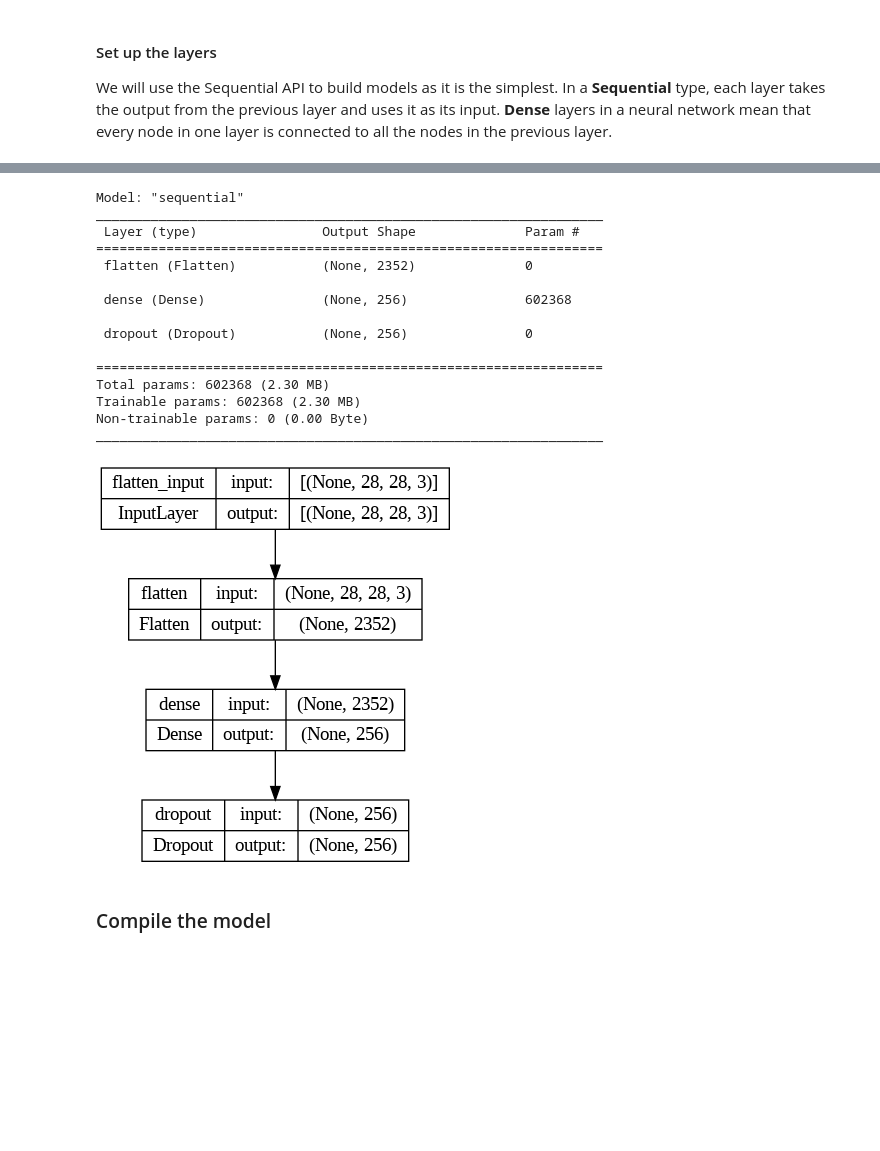
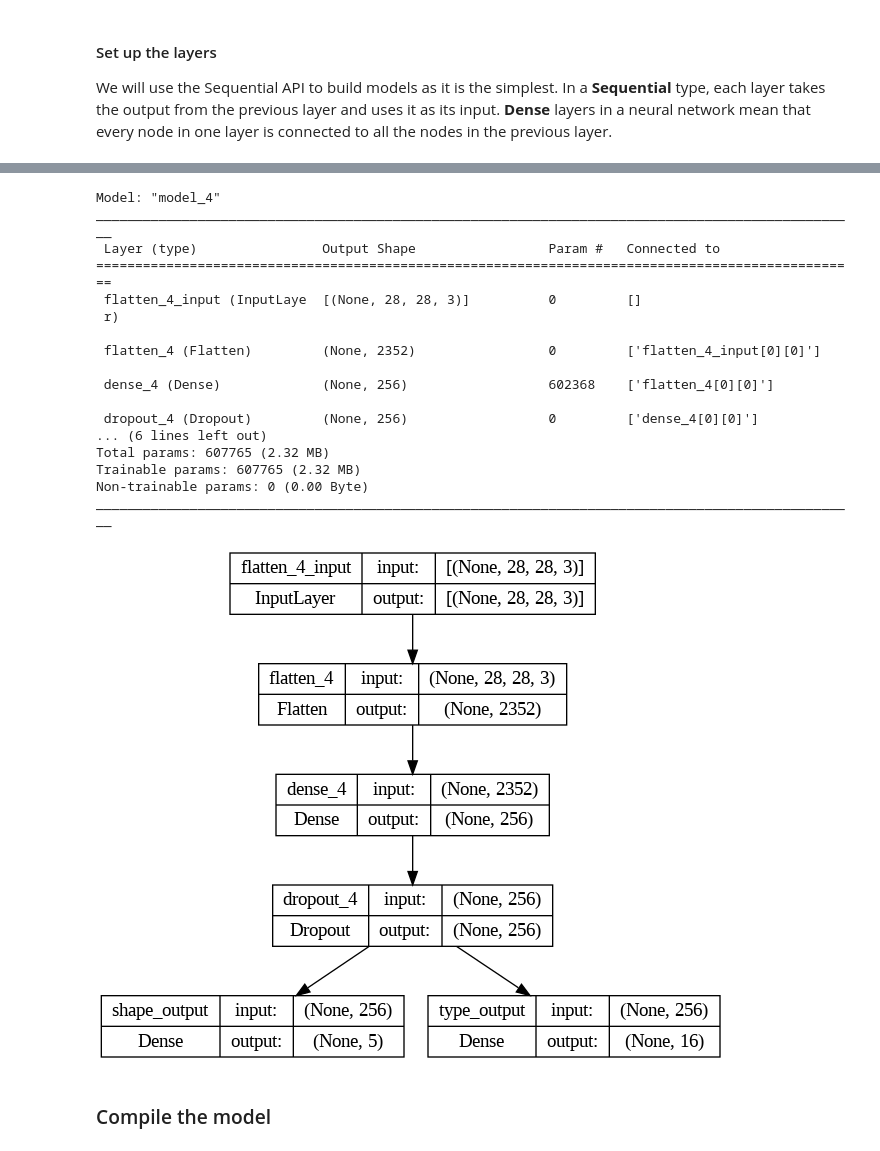
Before and after one commit to BenjapornW/Road-Traffic-Signs-Image-Classification-using-a-Neural-Network, a Jupyter notebook: s3959666_s3961136.ipynb, the cells around one changed output, grey strips where cells are left out. Drawn from its saved outputs; the diff is of its cells as text; code cells hidden in the pictures; blank space fills up the shorter version.

```diff
--- a/s3959666_s3961136.ipynb
+++ b/s3959666_s3961136.ipynb
@@ -306,25 +283,27 @@ final_model = tf.keras.Model(inputs=model.input, outputs=[shape_output, type_out
 # %%
-model.summary()
+final_model.summary()
 # %% [output]
-Model: "sequential"
-_________________________________________________________________
- Layer (type)                Output Shape              Param #
-=================================================================
- flatten (Flatten)           (None, 2352)              0
+Model: "model_4"
+__________________________________________________________________________________________________
+ Layer (type)                Output Shape                 Param #   Connected to
+==================================================================================================
+ flatten_4_input (InputLaye  [(None, 28, 28, 3)]          0         []
+ r)
 
- dense (Dense)               (None, 256)               602368
+ flatten_4 (Flatten)         (None, 2352)                 0         ['flatten_4_input[0][0]']
 
- dropout (Dropout)           (None, 256)               0
+ dense_4 (Dense)             (None, 256)                  602368    ['flatten_4[0][0]']
 
-=================================================================
-Total params: 602368 (2.30 MB)
-Trainable params: 602368 (2.30 MB)
+ dropout_4 (Dropout)         (None, 256)                  0         ['dense_4[0][0]']
+... (6 lines left out)
+Total params: 607765 (2.32 MB)
+Trainable params: 607765 (2.32 MB)
 Non-trainable params: 0 (0.00 Byte)
-_________________________________________________________________
+__________________________________________________________________________________________________
 # %%
-tf.keras.utils.plot_model(model, show_shapes=True)
+tf.keras.utils.plot_model(final_model, show_shapes=True)
 # %% [output]
-[figure, old version]
+[figure, new version]
 # %% [markdown]
 ### Compile the model
 # %%
```
Also changed, not shown: parts of 17 cells of this notebook.
